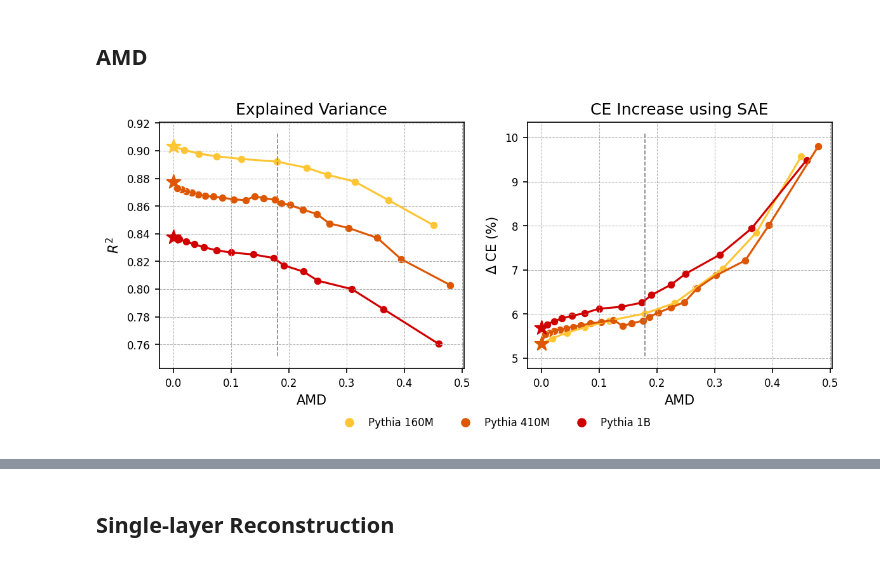
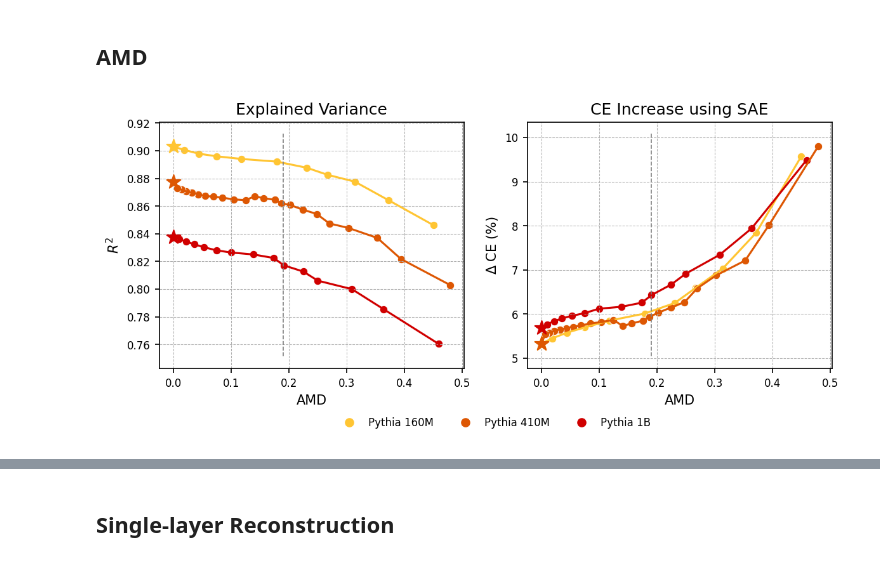
Before and after one commit to ghidav/group-sae, a Jupyter notebook: recon/analysis.ipynb, the cells around one changed output, grey strips where cells are left out. Cells and saved outputs as stored; diff of their text form; code cells hidden in the pictures.

```diff
--- a/recon/analysis.ipynb
+++ b/recon/analysis.ipynb
@@ -236,35 +234,40 @@ def plot_vs_amd(metric, ax):
     max_ = all_[metric].max()
     min_ = all_[metric].min()
     delta = (max_ - min_) / 15
-    ax.vlines(0.18, max_+delta, min_-delta, colors="grey", linestyles="--", linewidth=0.8)
+
+    # Add vertical dashed line at x = 0.2
+    ax.vlines(0.19, max_+delta, min_-delta, colors="grey", linestyles="--", linewidth=0.8)
+
+    # Color the region between x = 0.18 and x = 0.22
+    #ax.axvspan(0.18, 0.22, color="lightgray", alpha=0.2)  # Light gray with transparency
 
     ax.set_xlabel("AMD")
     ax.tick_params(labelsize=8)  # Reduce tick size
 
 plot_vs_amd("explained_variance", ax[0])
 ax[0].set_ylabel(r"$R^2$")
 ax[0].set_title("Explained Variance")
 ax[0].grid(linestyle="--", linewidth=0.5)
 
 plot_vs_amd("delta_ce", ax[1])
 ax[1].set_ylabel(r"$\Delta$ CE (%)")
 ax[1].set_title("CE Increase using SAE")
 ax[1].grid(linestyle="--", linewidth=0.5)
 
 # Create a single unique legend without a frame
 handles = [
     plt.Line2D([0], [0], marker='o', color=palette[0], linestyle='', label="Pythia 160M"),
     plt.Line2D([0], [0], marker='o', color=palette[2], linestyle='', label="Pythia 410M"),
     plt.Line2D([0], [0], marker='o', color=palette[3], linestyle='', label="Pythia 1B")
 ]
 # bbox
 fig.legend(handles=handles, loc="lower center", ncol=3, fontsize=8, frameon=False, bbox_to_anchor=(0.53, -0.05))
 #fig.suptitle("AMD vs. Reconstruction metrics", fontsize=14)
 
 plt.savefig("imgs/amd_vs_metrics.svg", bbox_inches="tight", dpi=300)
 plt.show()
 # %% [output]
-[figure, old version]
+[figure, new version]
 # %%
 p160 = load_cluster_eval("160m", include_baseline=True)
 p410 = load_cluster_eval("410m", include_baseline=True)
```
Also changed, not shown: parts of 17 cells of this notebook, 1 other file.
